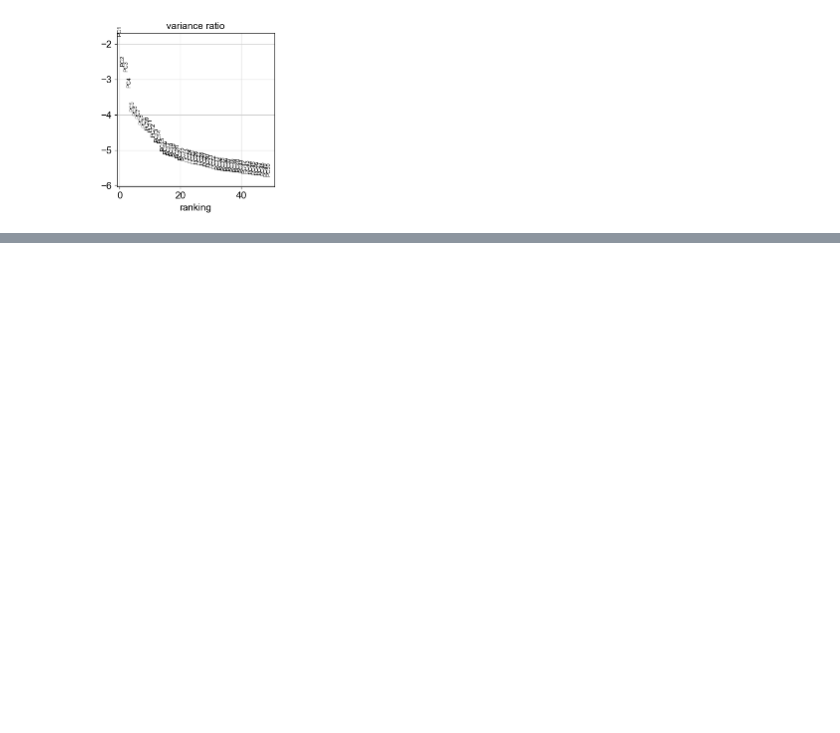
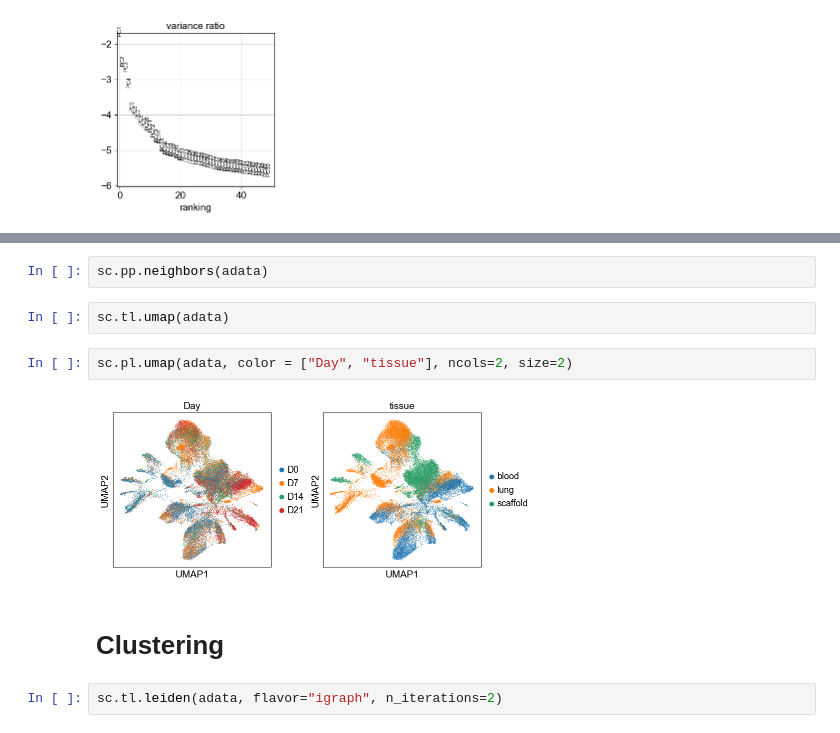
Before and after one commit to ischrack/ML-4T1-Parse-scRNAseq, a Jupyter notebook: Codes/ML-Pipeline_4T1-scRNA-Parsev3DropSeq-Integrated.ipynb, the cells around one changed output, grey strips where cells are left out. Drawn from its saved outputs; the diff is of its cells as text; blank space fills up the shorter version.

```diff
--- a/Codes/ML-Pipeline_4T1-scRNA-Parsev3DropSeq-Integrated.ipynb
+++ b/Codes/ML-Pipeline_4T1-scRNA-Parsev3DropSeq-Integrated.ipynb
@@ -296,0 +309,12 @@ sc.pl.pca_variance_ratio(adata, n_pcs=50, log=True)
+# %%
+sc.pp.neighbors(adata)
+# %%
+sc.tl.umap(adata)
+# %%
+sc.pl.umap(adata, color = ["Day", "tissue"], ncols=2, size=2)
+# %% [output]
+[figure, added]
+# %% [markdown]
+# Clustering
+# %%
+sc.tl.leiden(adata, flavor="igraph", n_iterations=2)
```
Also changed, not shown: parts of 2 cells of this notebook, 1 other file.
